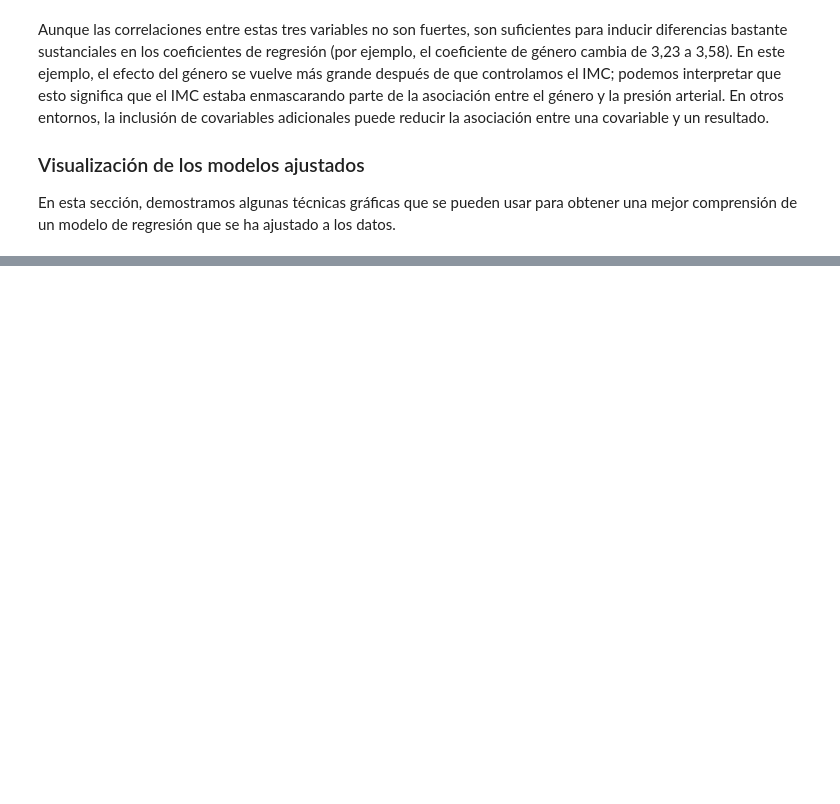
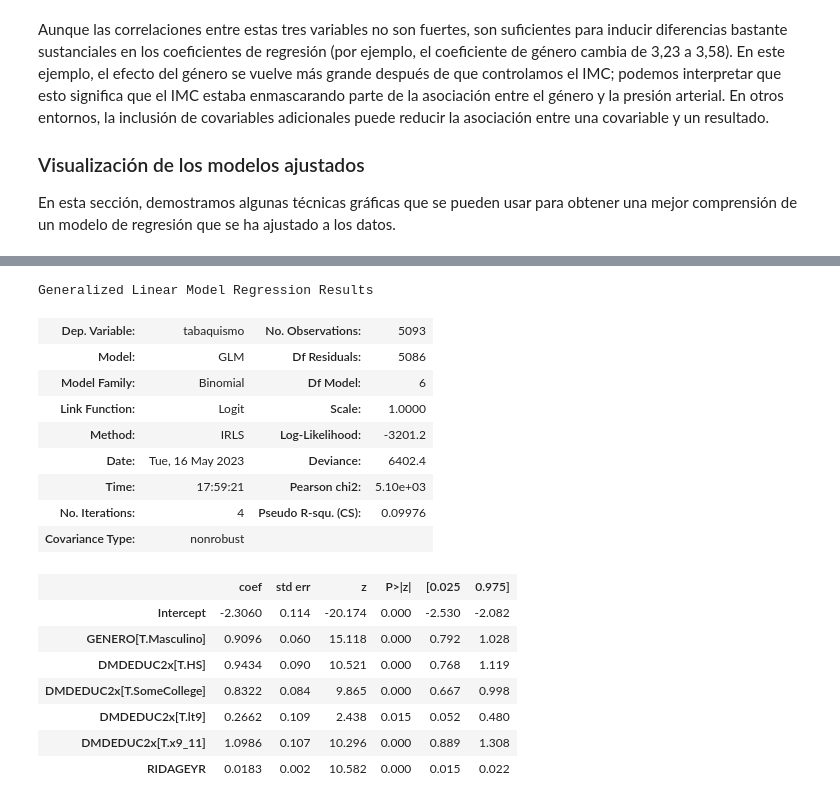
Before and after one commit to onavarrete04/Introduccion-Ciencia-Datos, a Jupyter notebook: 2023_modelos_estadísticos_datos.ipynb, the cells around one changed output, grey strips where cells are left out. Drawn from its saved outputs; the diff is of its cells as text; code cells hidden in the pictures; blank space fills up the shorter version.

```diff
--- a/2023_modelos_estadísticos_datos.ipynb
+++ b/2023_modelos_estadísticos_datos.ipynb
@@ -1401,0 +1526,23 @@ En esta sección, demostramos algunas técnicas gráficas que se pueden usar par
+# %%
+modelo_log = sm.GLM.from_formula("tabaquismo ~ GENERO + RIDAGEYR + DMDEDUC2x", family=sm.families.Binomial(), data=datos)
+resultado_log = modelo_log.fit()
+resultado_log.summary()
+# %% [output]
+Generalized Linear Model Regression Results
+| Dep. Variable: | tabaquismo | No. Observations: | 5093 |
+| Model: | GLM | Df Residuals: | 5086 |
+| Model Family: | Binomial | Df Model: | 6 |
+| Link Function: | Logit | Scale: | 1.0000 |
+| Method: | IRLS | Log-Likelihood: | -3201.2 |
+| Date: | Tue, 16 May 2023 | Deviance: | 6402.4 |
+| Time: | 17:59:21 | Pearson chi2: | 5.10e+03 |
+| No. Iterations: | 4 | Pseudo R-squ. (CS): | 0.09976 |
+| Covariance Type: | nonrobust |  |  |
+|  | coef | std err | z | P>|z| | [0.025 | 0.975] |
+| Intercept | -2.3060 | 0.114 | -20.174 | 0.000 | -2.530 | -2.082 |
+| GENERO[T.Masculino] | 0.9096 | 0.060 | 15.118 | 0.000 | 0.792 | 1.028 |
+| DMDEDUC2x[T.HS] | 0.9434 | 0.090 | 10.521 | 0.000 | 0.768 | 1.119 |
+| DMDEDUC2x[T.SomeCollege] | 0.8322 | 0.084 | 9.865 | 0.000 | 0.667 | 0.998 |
+| DMDEDUC2x[T.lt9] | 0.2662 | 0.109 | 2.438 | 0.015 | 0.052 | 0.480 |
+| DMDEDUC2x[T.x9_11] | 1.0986 | 0.107 | 10.296 | 0.000 | 0.889 | 1.308 |
+| RIDAGEYR | 0.0183 | 0.002 | 10.582 | 0.000 | 0.015 | 0.022 |
```
Also changed, not shown: parts of 22 cells of this notebook.
